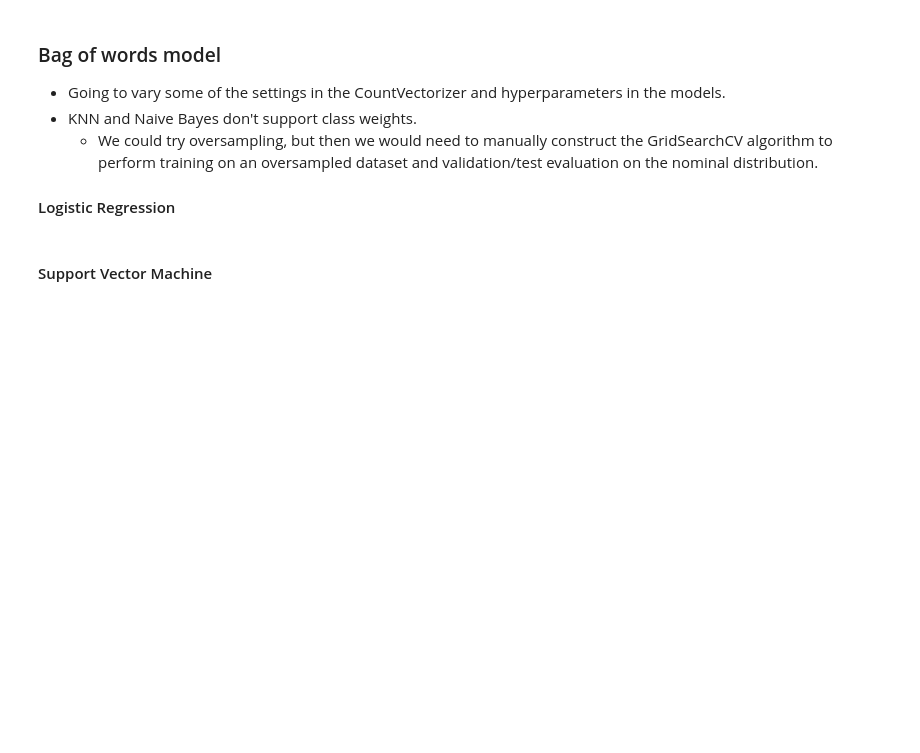
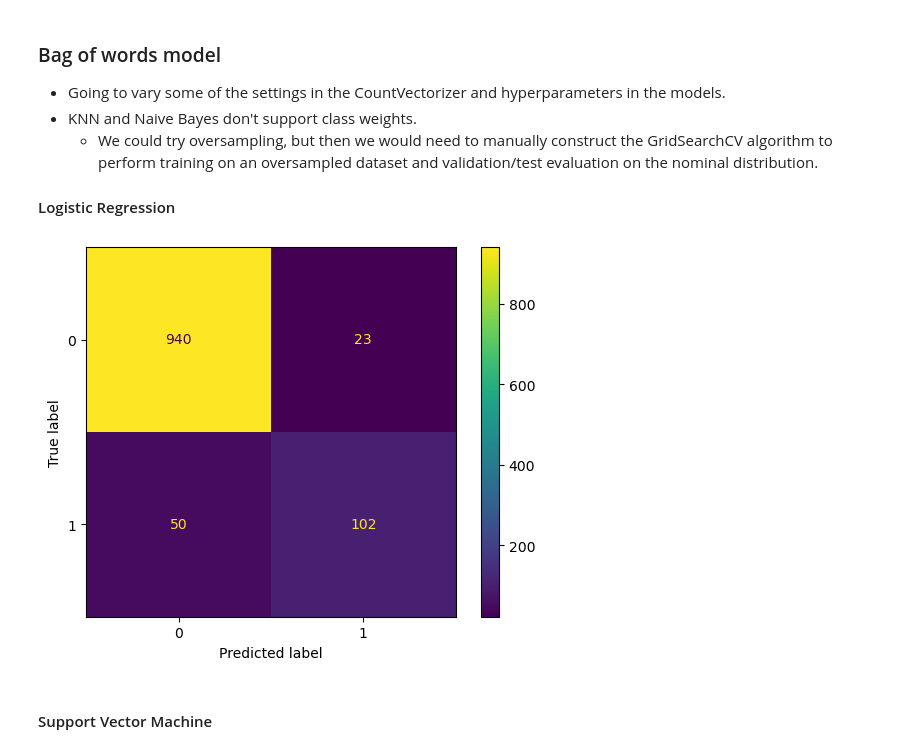
Before and after one commit to msaricaumbc/DS602_Spring2026, a Jupyter notebook: week08 - knn-nb-svm/knn-nb-svm.ipynb, the cells around one changed output. Cells and saved outputs as stored; diff of their text form; code cells hidden in the pictures; blank space fills up the shorter version.

```diff
--- a/week08 - knn-nb-svm/knn-nb-svm.ipynb
+++ b/week08 - knn-nb-svm/knn-nb-svm.ipynb
@@ -580,22 +653,24 @@ vectorizer = CountVectorizer()
 # %%
 from sklearn.feature_extraction.text import CountVectorizer, TfidfVectorizer
 from sklearn.linear_model import LogisticRegression
 from sklearn.model_selection import GridSearchCV
 from sklearn.metrics import ConfusionMatrixDisplay
 
-param_grid = [{'vectorizer__ngram_range': [(1,1), (1,2)],
+param_grid = [{'vectorizer__ngram_range': [(1,1), (1,2), (1,3)],
                'vectorizer__min_df': [0.05, 0.10],
                'model__C': [0.1, 1, 10],
                'model__class_weight': [None, 'balanced']}
  ]
 
 mp = model_pipe(LogisticRegression(solver='liblinear'), vectorizer)
 
 bag_lr_results = GridSearchCV(estimator=mp, param_grid=param_grid, scoring='f1', refit=True, cv=5)
 bag_lr_results = bag_lr_results.fit(sX_train, sy_train)
 
 ConfusionMatrixDisplay.from_estimator(bag_lr_results, sX_test, sy_test)
 plt.show()
+# %% [output]
+[figure, added]
 # %% [markdown]
 #### Support Vector Machine
 # %%
```
Also changed, not shown: parts of 42 cells of this notebook.
